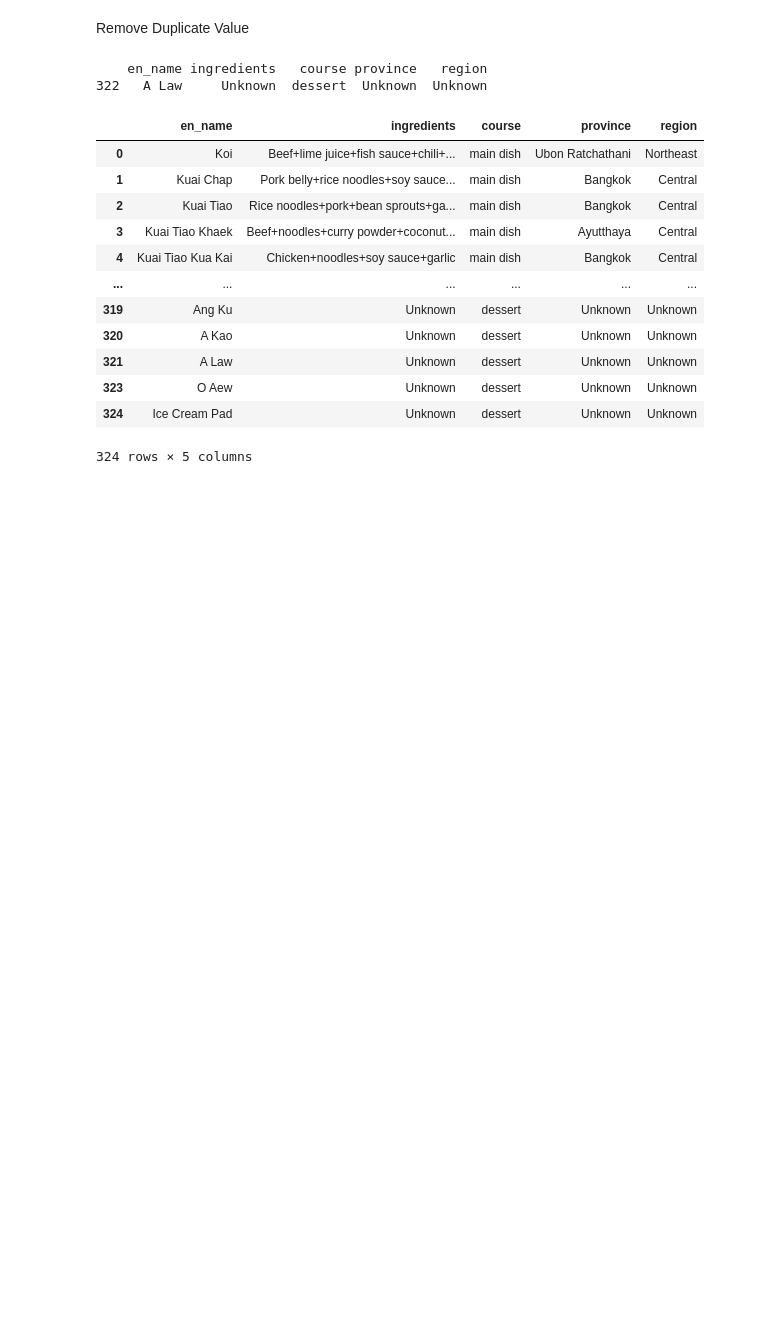
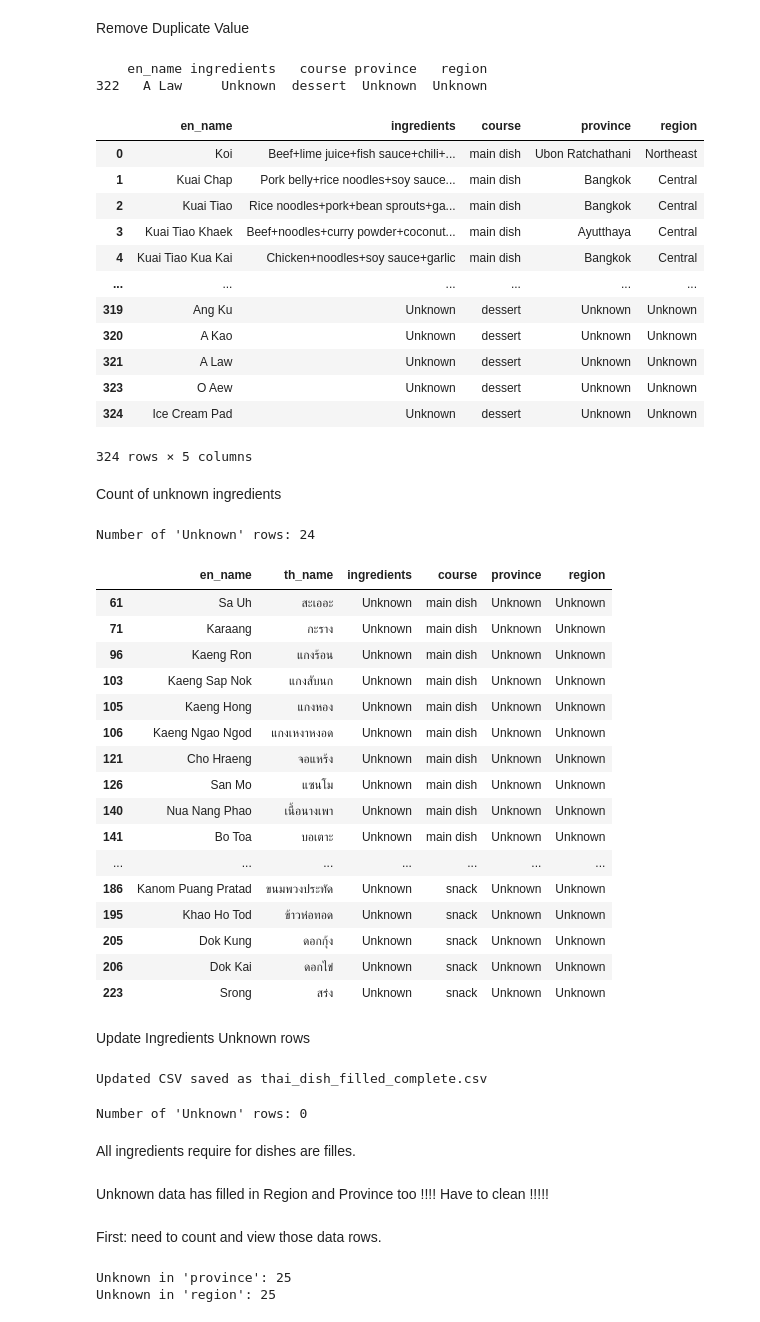
Before and after one commit to Kinosaur/thai_food, a Jupyter notebook: dataPreprocessing/dataCleaning.ipynb, the cells around one changed output. Drawn from its saved outputs; the diff is of its cells as text; code cells hidden in the pictures; blank space fills up the shorter version.

Commit message:
Clean thai dish data
filled all unknown data

```diff
--- a/dataPreprocessing/dataCleaning.ipynb
+++ b/dataPreprocessing/dataCleaning.ipynb
@@ -154,0 +153,33 @@ df
+# %%
+filePath = 'thai_dishes_filled.csv'
+# %%
+df = pd.read_csv(filePath)
+# %% [markdown]
+Count of unknown ingredients
+# %%
+unknown_count = df['ingredients'].str.contains('Unknown', case=False, na=False).sum()
+print("Number of 'Unknown' rows:", unknown_count)
+# %% [output]
+Number of 'Unknown' rows: 24
+# %%
+df[df['ingredients'].str.contains('Unknown', case=False, na=False)]
+# %% [output]
+|  | en_name | th_name | ingredients | course | province | region |
+| 61 | Sa Uh | สะเออะ | Unknown | main dish | Unknown | Unknown |
+| 71 | Karaang | กะราง | Unknown | main dish | Unknown | Unknown |
+| 96 | Kaeng Ron | แกงร้อน | Unknown | main dish | Unknown | Unknown |
+| 103 | Kaeng Sap Nok | แกงสับนก | Unknown | main dish | Unknown | Unknown |
+| 105 | Kaeng Hong | แกงหอง | Unknown | main dish | Unknown | Unknown |
+| 106 | Kaeng Ngao Ngod | แกงเหงาหงอด | Unknown | main dish | Unknown | Unknown |
+| 121 | Cho Hraeng | จอแหร้ง | Unknown | main dish | Unknown | Unknown |
+| 126 | San Mo | แซนโม | Unknown | main dish | Unknown | Unknown |
+| 140 | Nua Nang Phao | เนื้อนางเพา | Unknown | main dish | Unknown | Unknown |
+| 141 | Bo Toa | บอเตาะ | Unknown | main dish | Unknown | Unknown |
+| ... | ... | ... | ... | ... | ... | ... |
+| 186 | Kanom Puang Pratad | ขนมพวงประทัด | Unknown | snack | Unknown | Unknown |
+| 195 | Khao Ho Tod | ข้าวห่อทอด | Unknown | snack | Unknown | Unknown |
+| 205 | Dok Kung | ดอกกุ้ง | Unknown | snack | Unknown | Unknown |
+| 206 | Dok Kai | ดอกไข่ | Unknown | snack | Unknown | Unknown |
+| 223 | Srong | สร่ง | Unknown | snack | Unknown | Unknown |
+# %% [markdown]
+Update Ingredients Unknown rows
@@ -154,0 +218,25 @@ df
+# %%
+df.to_csv('thai_dish_filled_complete.csv', index=False)
+print("Updated CSV saved as thai_dish_filled_complete.csv")
+# %% [output]
+Updated CSV saved as thai_dish_filled_complete.csv
+# %%
+unknown_count = df['ingredients'].str.contains('Unknown', case=False, na=False).sum()
+print("Number of 'Unknown' rows:", unknown_count)
+# %% [output]
+Number of 'Unknown' rows: 0
+# %% [markdown]
+All ingredients require for dishes are filles.
+# %% [markdown]
+Unknown data has filled in Region and Province too !!!! Have to clean !!!!!
+# %% [markdown]
+First: need to count and view those data rows.
+# %%
+unknown_province = (df['province'] == 'Unknown').sum()
+unknown_region = (df['region'] == 'Unknown').sum()
+
+print("Unknown in 'province':", unknown_province)
+print("Unknown in 'region':", unknown_region)
+# %% [output]
+Unknown in 'province': 25
+Unknown in 'region': 25
```
Also changed, not shown: parts of 22 cells of this notebook, 2 other files.
